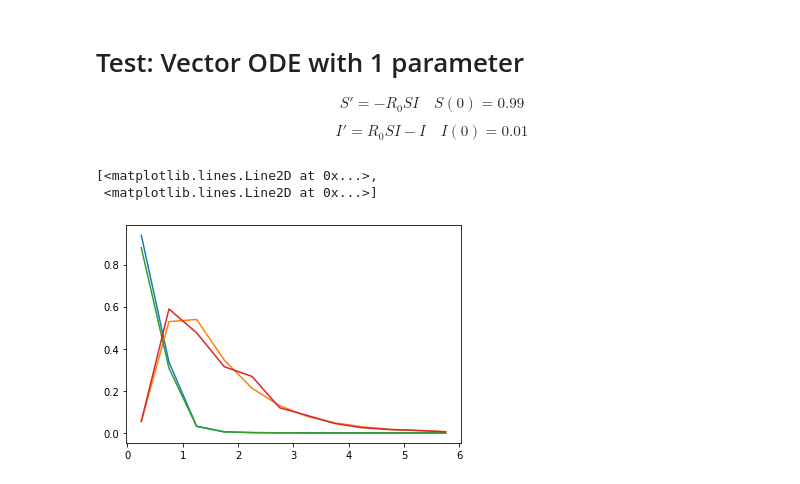
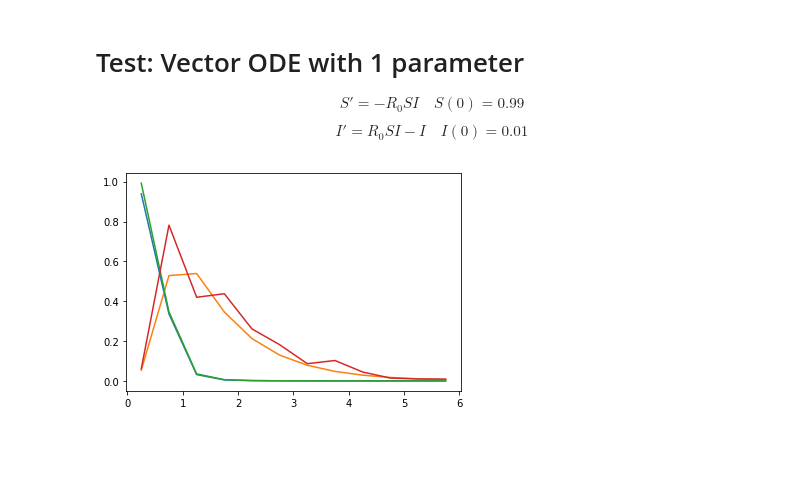
Before and after one commit to michaelosthege/ODEGSoC, a Jupyter notebook: Scripts/test_vector_ode_1_param.ipynb, the cells around one changed output. Saved outputs shown, nothing was run; the diff lists cells and outputs as text; code cells hidden in the pictures; blank space fills up the shorter version.

```diff
--- a/Scripts/test_vector_ode_1_param.ipynb
+++ b/Scripts/test_vector_ode_1_param.ipynb
@@ -26,7 +26,6 @@ times = np.arange(0.25,6,0.5)
 
 #Instantiate the ODEModel
 model_1 = ODEModel(odefunc = test_ode_func_3,
-                   y0 = [0.99,0.01],
                    t0 = 0,
                     times = times,
                     n_states = n_states,
@@ -35,20 +34,18 @@ model_1 = ODEModel(odefunc = test_ode_func_3,
 # %%
 #Simulate the data and create data to learn from
 sims, sens = model_1.simulate([8, 0.99,0.01])
 
 
 S = scipy.stats.lognorm.rvs(s = 0.1, scale = sims[:,0])
 I = scipy.stats.lognorm.rvs(s = 0.25, scale = sims[:,1])
 
-Y = np.vstack([S,I])
+Y = np.vstack([S,I]).T
 
 plt.plot(times, sims)
 
-plt.plot(times, Y.T)
+plt.plot(times, Y);
 # %% [output]
-[<matplotlib.lines.Line2D at 0x...>,
- <matplotlib.lines.Line2D at 0x...>]
-[figure, old version]
+[figure, new version]
 # %%
 # Now instantiate the theano custom ODE op
 my_ODEop = ODEop(model_1)
```
Also changed, not shown: parts of 4 cells of this notebook, 5 other files.
